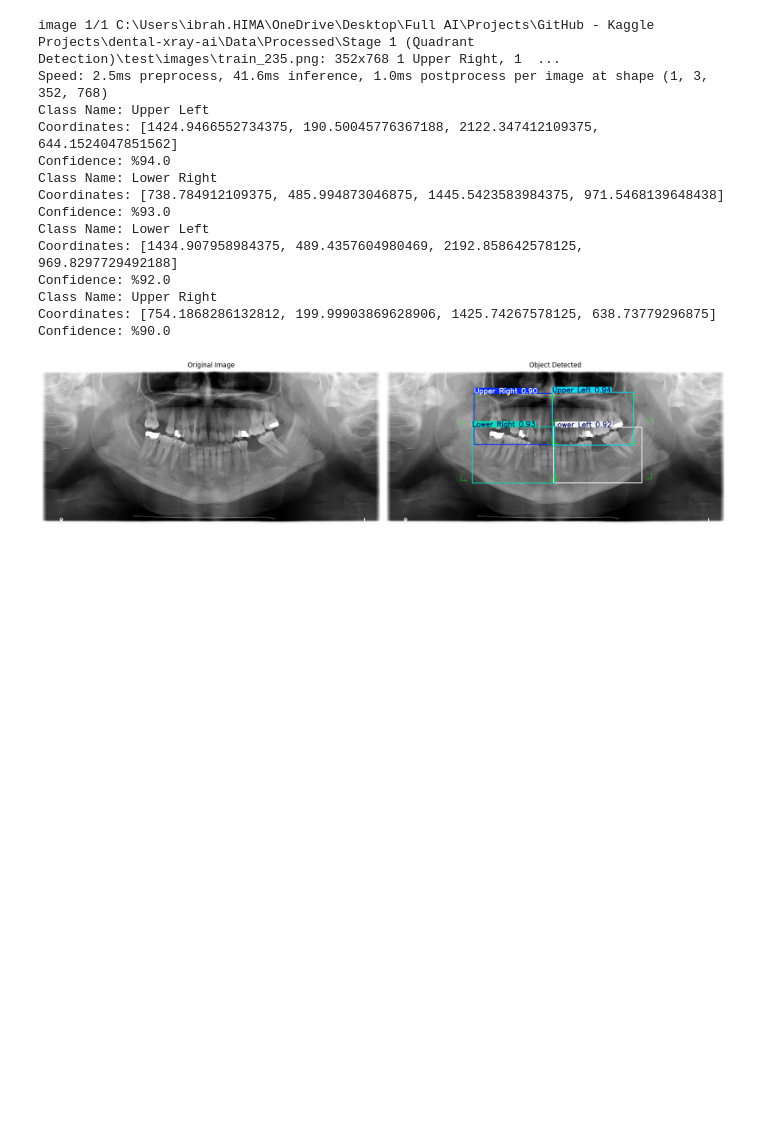
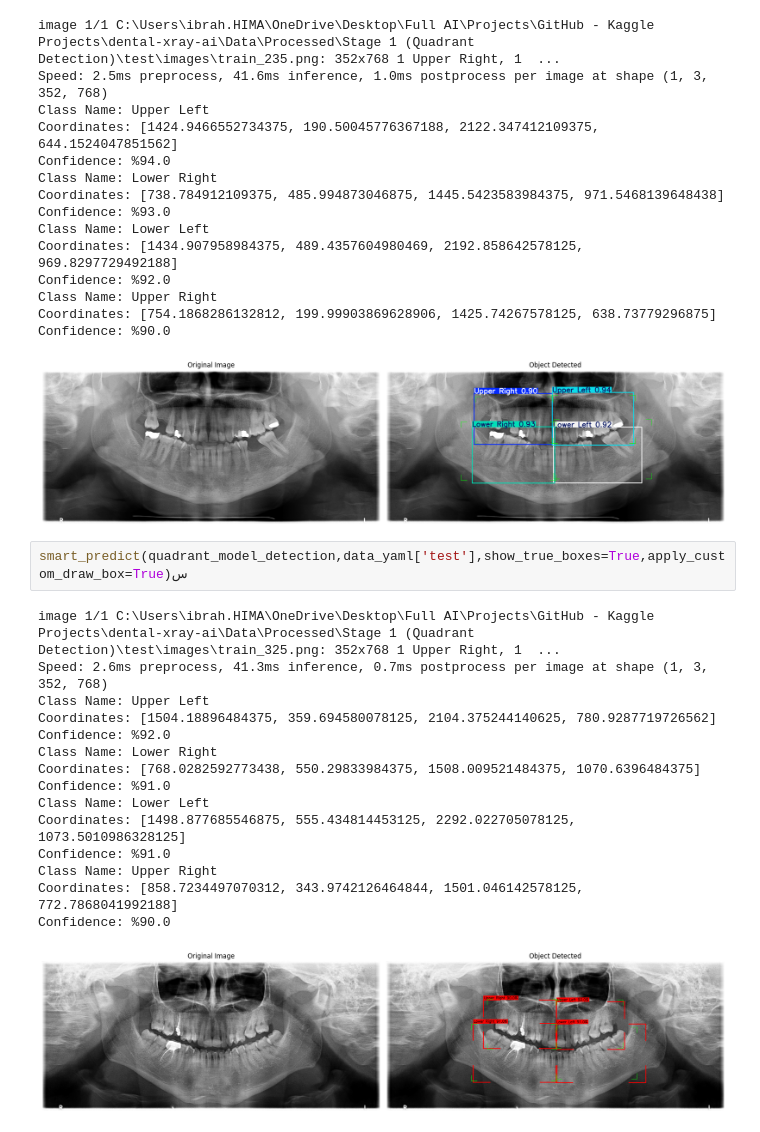
Before and after one commit to abdubakr77/dental-xray-ai, a Jupyter notebook: Notebooks/03_stage1_quadrant_detection.ipynb, the cells around one changed output. Saved outputs shown, nothing was run; the diff lists cells and outputs as text; blank space fills up the shorter version.

Commit message:
feat: add ground truth box visualization during inference

```diff
--- a/Notebooks/03_stage1_quadrant_detection.ipynb
+++ b/Notebooks/03_stage1_quadrant_detection.ipynb
@@ -163,3 +163,21 @@ Class Name: Upper Right
 Coordinates: [754.1868286132812, 199.99903869628906, 1425.74267578125, 638.73779296875]
 Confidence: %90.0
 [figure]
+# %%
+smart_predict(quadrant_model_detection,data_yaml['test'],show_true_boxes=True,apply_custom_draw_box=True)س
+# %% [output]
+image 1/1 C:\Users\ibrah.HIMA\OneDrive\Desktop\Full AI\Projects\GitHub - Kaggle Projects\dental-xray-ai\Data\Processed\Stage 1 (Quadrant Detection)\test\images\train_325.png: 352x768 1 Upper Right, 1  ...
+Speed: 2.6ms preprocess, 41.3ms inference, 0.7ms postprocess per image at shape (1, 3, 352, 768)
+Class Name: Upper Left
+Coordinates: [1504.18896484375, 359.694580078125, 2104.375244140625, 780.9287719726562]
+Confidence: %92.0
+Class Name: Lower Right
+Coordinates: [768.0282592773438, 550.29833984375, 1508.009521484375, 1070.6396484375]
+Confidence: %91.0
+Class Name: Lower Left
+Coordinates: [1498.877685546875, 555.434814453125, 2292.022705078125, 1073.5010986328125]
+Confidence: %91.0
+Class Name: Upper Right
+Coordinates: [858.7234497070312, 343.9742126464844, 1501.046142578125, 772.7868041992188]
+Confidence: %90.0
+[figure, added]
```
